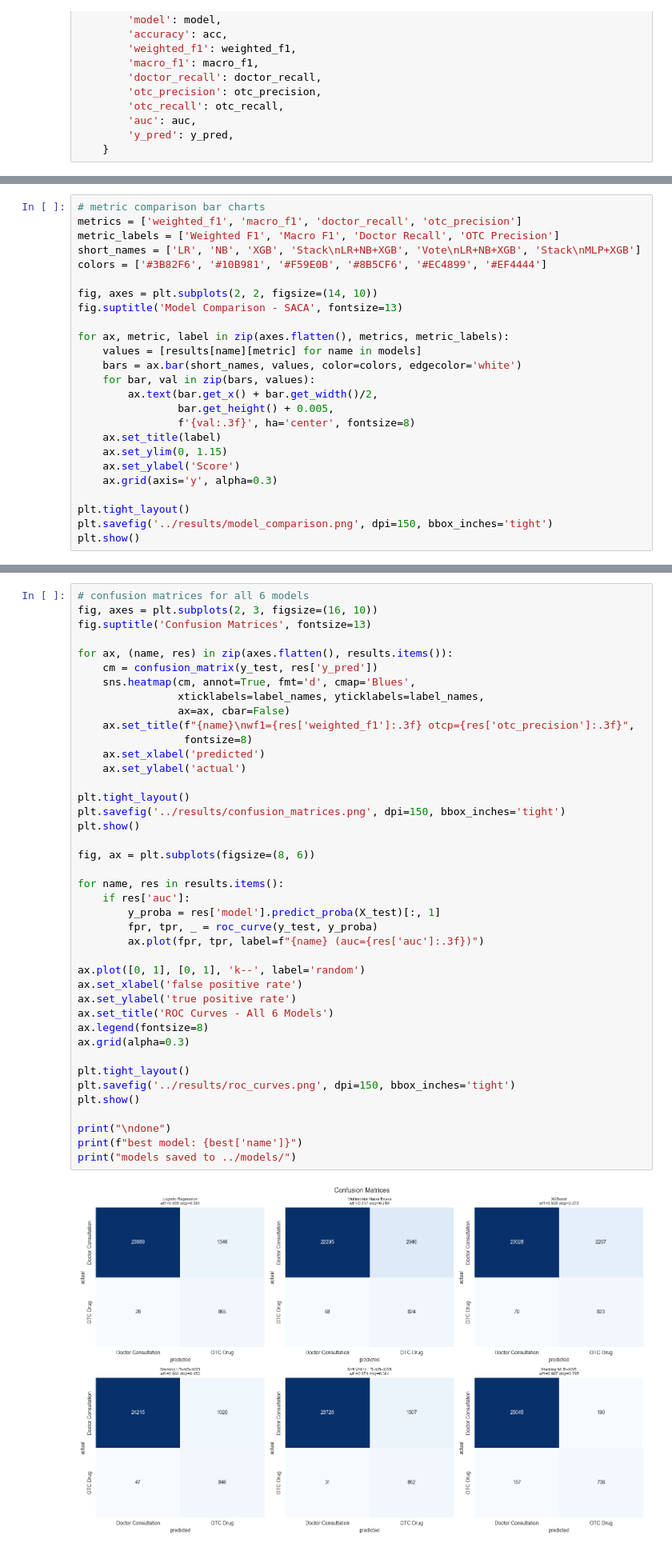
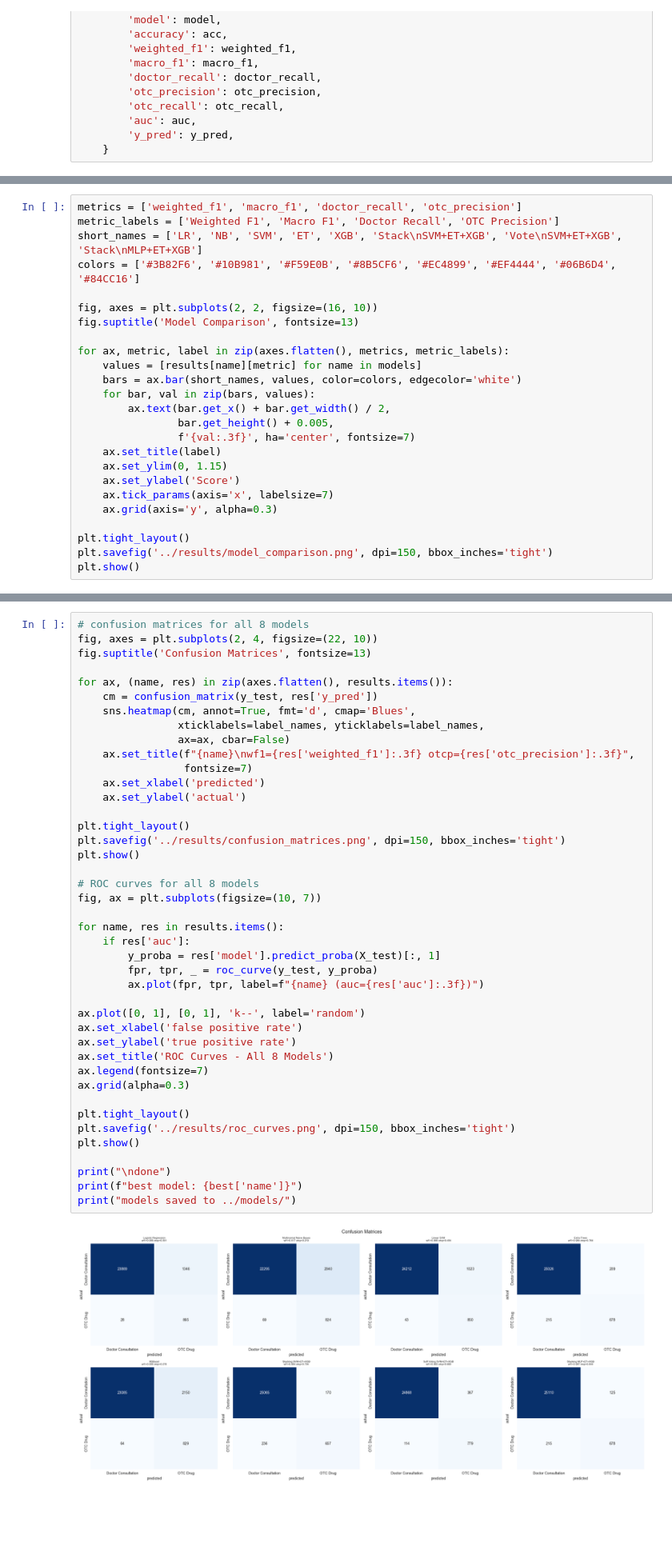
Before and after one commit to gayanvirajmadusanka/adaptive-clinical-assistant-saca, a Jupyter notebook: backend/notebooks/ml_train.ipynb, the cells around one changed output, grey strips where cells are left out. Shown at 80% size. Drawn from its saved outputs; the diff is of its cells as text; blank space fills up the shorter version.

```diff
--- a/backend/notebooks/ml_train.ipynb
+++ b/backend/notebooks/ml_train.ipynb
@@ -210,23 +326,23 @@ Model saved to: ../models/stacking_mlp_xgb.pkl
 # %%
-# metric comparison bar charts
 metrics = ['weighted_f1', 'macro_f1', 'doctor_recall', 'otc_precision']
 metric_labels = ['Weighted F1', 'Macro F1', 'Doctor Recall', 'OTC Precision']
-short_names = ['LR', 'NB', 'XGB', 'Stack\nLR+NB+XGB', 'Vote\nLR+NB+XGB', 'Stack\nMLP+XGB']
-colors = ['#3B82F6', '#10B981', '#F59E0B', '#8B5CF6', '#EC4899', '#EF4444']
+short_names = ['LR', 'NB', 'SVM', 'ET', 'XGB', 'Stack\nSVM+ET+XGB', 'Vote\nSVM+ET+XGB', 'Stack\nMLP+ET+XGB']
+colors = ['#3B82F6', '#10B981', '#F59E0B', '#8B5CF6', '#EC4899', '#EF4444', '#06B6D4', '#84CC16']
 
-fig, axes = plt.subplots(2, 2, figsize=(14, 10))
-fig.suptitle('Model Comparison - SACA', fontsize=13)
+fig, axes = plt.subplots(2, 2, figsize=(16, 10))
+fig.suptitle('Model Comparison', fontsize=13)
 
 for ax, metric, label in zip(axes.flatten(), metrics, metric_labels):
     values = [results[name][metric] for name in models]
     bars = ax.bar(short_names, values, color=colors, edgecolor='white')
     for bar, val in zip(bars, values):
-        ax.text(bar.get_x() + bar.get_width()/2,
+        ax.text(bar.get_x() + bar.get_width() / 2,
                 bar.get_height() + 0.005,
-                f'{val:.3f}', ha='center', fontsize=8)
+                f'{val:.3f}', ha='center', fontsize=7)
     ax.set_title(label)
     ax.set_ylim(0, 1.15)
     ax.set_ylabel('Score')
+    ax.tick_params(axis='x', labelsize=7)
     ax.grid(axis='y', alpha=0.3)
 
 plt.tight_layout()
@@ -237,6 +353,6 @@ plt.show()
 # %%
-# confusion matrices for all 6 models
-fig, axes = plt.subplots(2, 3, figsize=(16, 10))
+# confusion matrices for all 8 models
+fig, axes = plt.subplots(2, 4, figsize=(22, 10))
 fig.suptitle('Confusion Matrices', fontsize=13)
 
 for ax, (name, res) in zip(axes.flatten(), results.items()):
@@ -245,35 +361,36 @@ for ax, (name, res) in zip(axes.flatten(), results.items()):
                 xticklabels=label_names, yticklabels=label_names,
                 ax=ax, cbar=False)
     ax.set_title(f"{name}\nwf1={res['weighted_f1']:.3f} otcp={res['otc_precision']:.3f}",
-                 fontsize=8)
+                 fontsize=7)
     ax.set_xlabel('predicted')
     ax.set_ylabel('actual')
 
 plt.tight_layout()
 plt.savefig('../results/confusion_matrices.png', dpi=150, bbox_inches='tight')
 plt.show()
 
-fig, ax = plt.subplots(figsize=(8, 6))
+# ROC curves for all 8 models
+fig, ax = plt.subplots(figsize=(10, 7))
 
 for name, res in results.items():
     if res['auc']:
         y_proba = res['model'].predict_proba(X_test)[:, 1]
         fpr, tpr, _ = roc_curve(y_test, y_proba)
         ax.plot(fpr, tpr, label=f"{name} (auc={res['auc']:.3f})")
 
 ax.plot([0, 1], [0, 1], 'k--', label='random')
 ax.set_xlabel('false positive rate')
 ax.set_ylabel('true positive rate')
-ax.set_title('ROC Curves - All 6 Models')
-ax.legend(fontsize=8)
+ax.set_title('ROC Curves - All 8 Models')
+ax.legend(fontsize=7)
 ax.grid(alpha=0.3)
 
 plt.tight_layout()
 plt.savefig('../results/roc_curves.png', dpi=150, bbox_inches='tight')
 plt.show()
 
 print("\ndone")
 print(f"best model: {best['name']}")
 print("models saved to ../models/")
 # %% [output]
-[figure, old version]
+[figure, new version]
```
Also changed, not shown: parts of 8 cells of this notebook, 5 other files.
